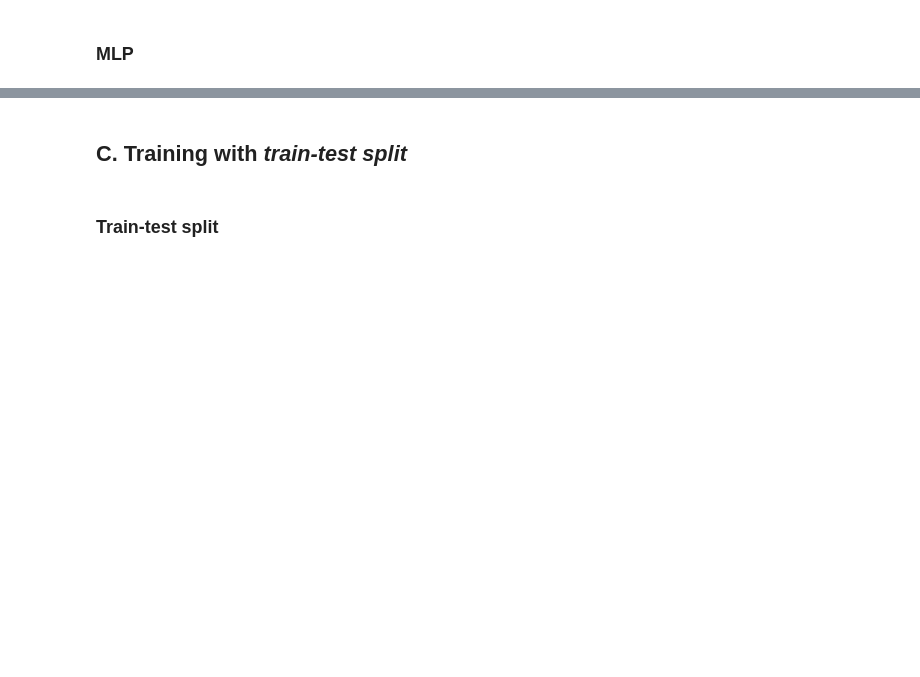
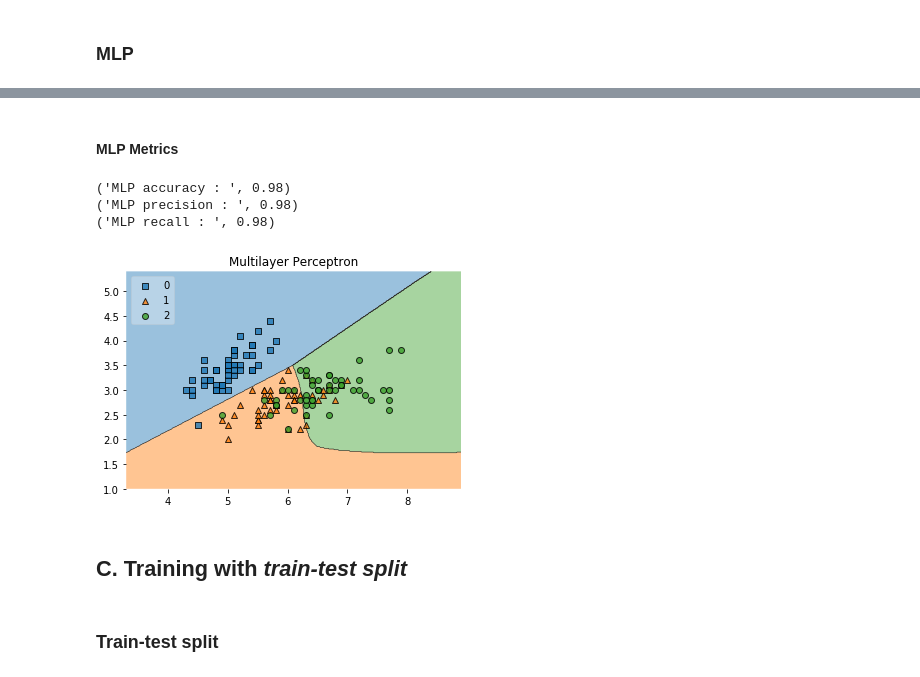
Before and after one commit to 13516016/sklearn-exploration, a Jupyter notebook: Tugas Kecil - AI - II.ipynb, the cells around one changed output, grey strips where cells are left out. Cells and saved outputs as stored; diff of their text form; code cells hidden in the pictures; blank space fills up the shorter version.

```diff
--- a/Tugas Kecil - AI - II.ipynb
+++ b/Tugas Kecil - AI - II.ipynb
@@ -133,3 +212,26 @@ graph
+# %% [markdown]
+#### MLP Metrics
+# %%
+accuracy = accuracy_score(y_pred=iris_predict, y_true=iris_y)
+precision = precision_score(y_pred=iris_predict, y_true=iris_y, average='micro')
+recall = recall_score(y_pred=iris_predict, y_true=iris_y, average='micro')
+
+print("MLP accuracy : ", accuracy)
+print("MLP precision : ", precision)
+print("MLP recall : ", recall)
+# %% [output]
+('MLP accuracy : ', 0.98)
+('MLP precision : ', 0.98)
+('MLP recall : ', 0.98)
+# %%
+# Into Visualization
+mlp_model.fit(X, y)
+from mlxtend.plotting import plot_decision_regions
+fig = plot_decision_regions(X=X, y=y, clf=mlp_model, legend=2)
+plt.title('Multilayer Perceptron')
+plt.show()
+# %% [output]
+[figure, added]
 # %% [markdown]
 ## C. Training with *train-test split*
 # %%
```
Also changed, not shown: parts of 63 cells of this notebook.
